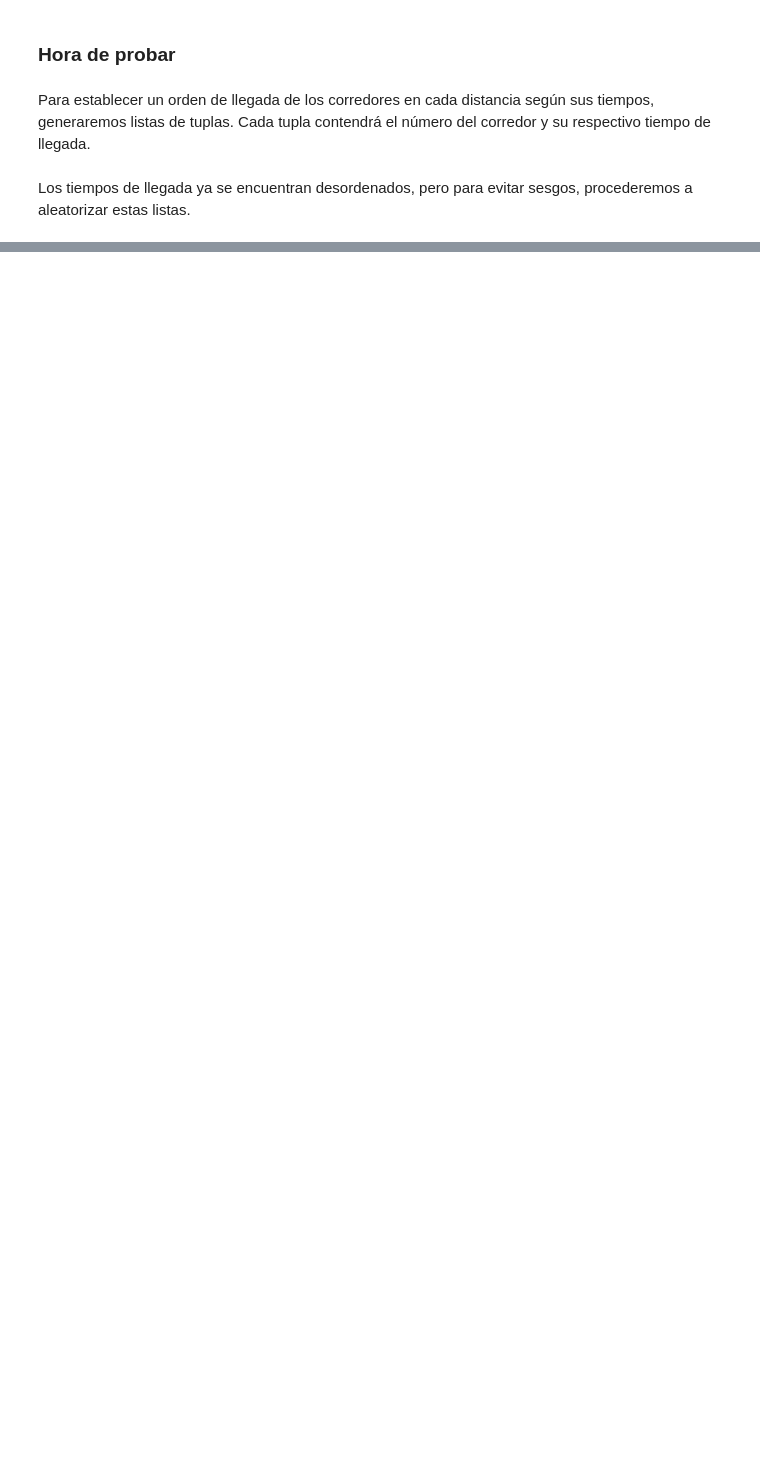
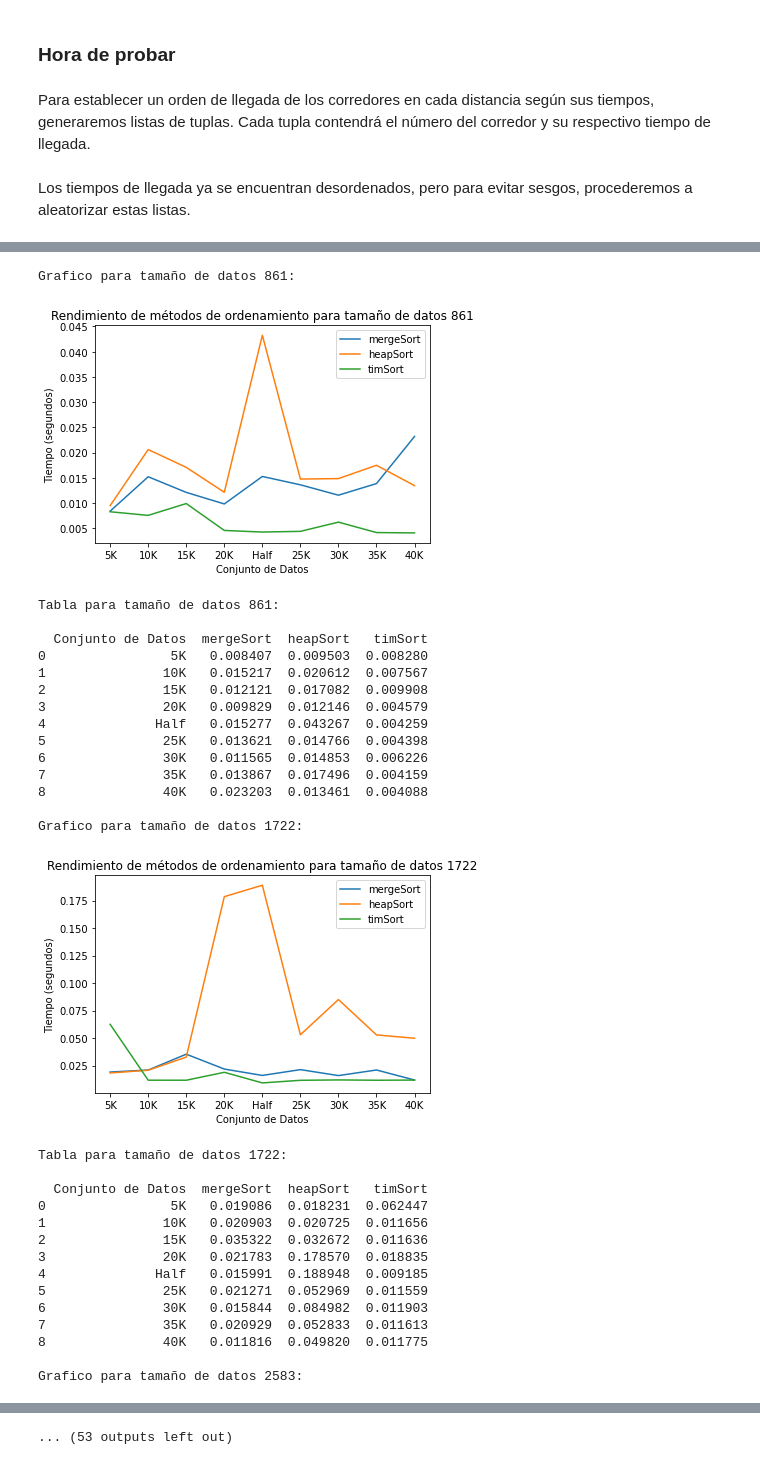
Before and after one commit to natandreli/final-exam-data-structures, a Jupyter notebook: punto-1/sort-methods-test.ipynb, the cells around one changed output, grey strips where cells are left out. Cells and saved outputs as stored; diff of their text form; code cells hidden in the pictures; blank space fills up the shorter version.

```diff
--- a/punto-1/sort-methods-test.ipynb
+++ b/punto-1/sort-methods-test.ipynb
@@ -221,0 +476,45 @@ Lista aleatorizada: [('5450', 15192.0), ('1589', 9849.0), ('10554', 14195.0), ('
+# %%
+import time
+import matplotlib.pyplot as plt
+import pandas as pd
+
+
+
+# Ejecución para cada tamaño de datos
+all_results = {size: methodsPerformance(sort_methods, size, lists) for size in sizes_data}
+averages = calculateAverages(all_results, sizes_data)
+
+# Mostrar resultados
+showResults(all_results, sizes_data, table_names, averages)
+# %% [output]
+Grafico para tamaño de datos 861:
+[figure, added]
+Tabla para tamaño de datos 861:
+
+  Conjunto de Datos  mergeSort  heapSort   timSort
+0                5K   0.008407  0.009503  0.008280
+1               10K   0.015217  0.020612  0.007567
+2               15K   0.012121  0.017082  0.009908
+3               20K   0.009829  0.012146  0.004579
+4              Half   0.015277  0.043267  0.004259
+5               25K   0.013621  0.014766  0.004398
+6               30K   0.011565  0.014853  0.006226
+7               35K   0.013867  0.017496  0.004159
+8               40K   0.023203  0.013461  0.004088
+
+Grafico para tamaño de datos 1722:
+[figure, added]
+Tabla para tamaño de datos 1722:
+
+  Conjunto de Datos  mergeSort  heapSort   timSort
+0                5K   0.019086  0.018231  0.062447
+1               10K   0.020903  0.020725  0.011656
+2               15K   0.035322  0.032672  0.011636
+3               20K   0.021783  0.178570  0.018835
+4              Half   0.015991  0.188948  0.009185
+5               25K   0.021271  0.052969  0.011559
+6               30K   0.015844  0.084982  0.011903
+7               35K   0.020929  0.052833  0.011613
+8               40K   0.011816  0.049820  0.011775
+
+Grafico para tamaño de datos 2583:
@@ -221,0 +567 @@ Lista aleatorizada: [('5450', 15192.0), ('1589', 9849.0), ('10554', 14195.0), ('
+... (53 outputs left out)
```
Also changed, not shown: parts of 21 cells of this notebook, 6 other files.
